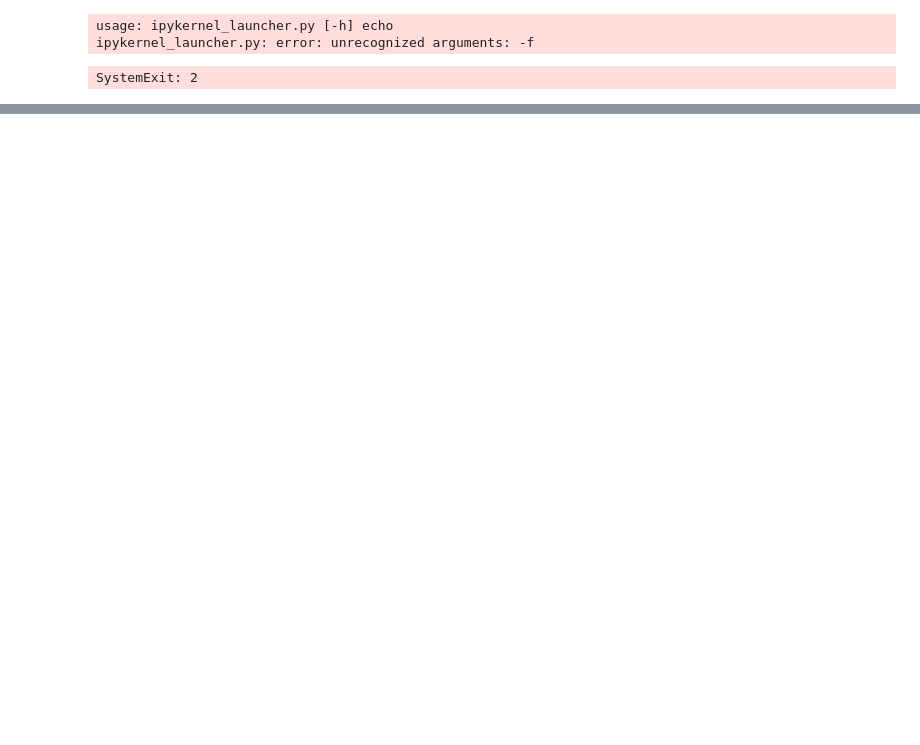
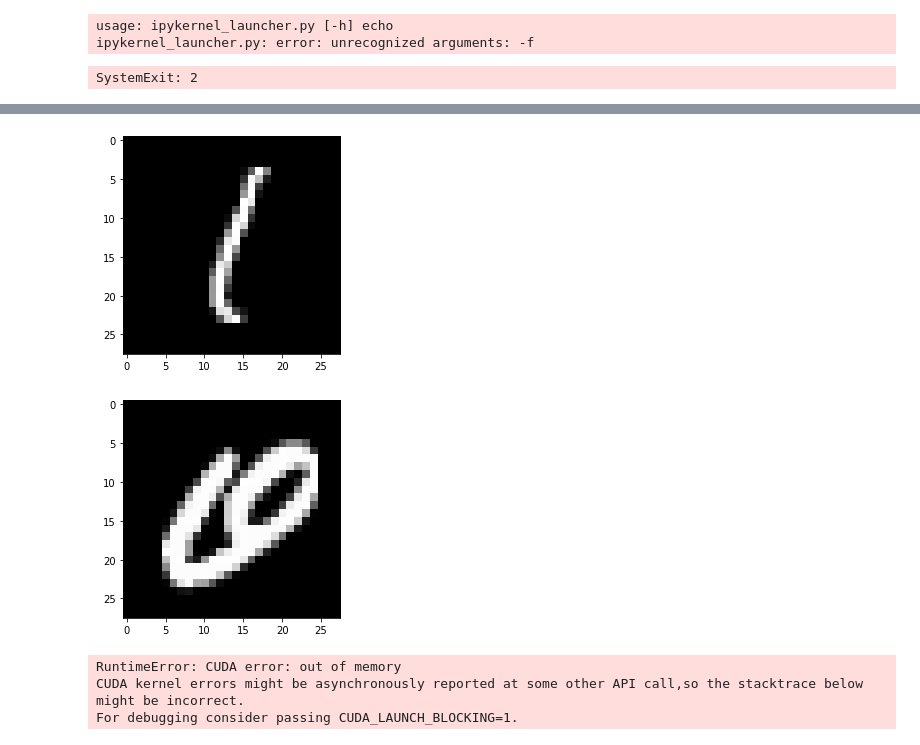
Before and after one commit to kimjh7669/DeepLearning_Practice, a Jupyter notebook: Tensorflow/practice converting torch to keras.ipynb, the cells around one changed output, grey strips where cells are left out. Saved outputs shown, nothing was run; the diff lists cells and outputs as text; code cells hidden in the pictures; blank space fills up the shorter version.

```diff
--- a/Tensorflow/practice converting torch to keras.ipynb
+++ b/Tensorflow/practice converting torch to keras.ipynb
@@ -116,0 +313,51 @@ SystemExit: 2
+# %%
+is_cuda = False
+if torch.cuda.is_available():
+    is_cuda = True
+transformation = transforms.Compose([transforms.ToTensor(), transforms.Normalize((0.1307,), (0.3081,))])
+
+train_dataset = datasets.MNIST('data/', train = True, transform = transformation, download = True)
+test_dataset = datasets.MNIST('data/', train = False, transform = transformation, download = True)
+train_loader = torch.utils.data.DataLoader(train_dataset, batch_size = 32, shuffle = True)
+test_loader = torch.utils.data.DataLoader(test_dataset, batch_size = 32, shuffle = True)
+# %%
+sample_data = next(iter(train_loader))
+def plot_img(image):
+    image = image.numpy()[0]
+    mean = 0.1307
+    std = 0.3081
+    image = ((std * image) + mean)
+    plt.imshow(image, cmap = 'gray')
+    plt.show()
+plot_img(sample_data[0][2])
+plot_img(sample_data[0][1])
+# %% [output]
+[figure, added]
+[figure, added]
+# %%
+class Net(nn.Module):
+    def __init__(self):
+        super().__init__()
+        self.conv1 = nn.Conv2d(1, 10, kernel_size = 5)
+        self.conv2 = nn.Conv2d(10, 20, kernel_size = 5)
+        self.conv2_drop = nn.Dropout2d(p = 0.1)
+        self.fc1 = nn.Linear(320, 50)
+        self.fc2 = nn.Linear(50, 10)
+    def forward(self, x):
+        x = F.relu(F.max_pool2d(self.conv1(x), 2))
+        x = F.relu(F.max_pool2d(self.conv2_drop(self.conv2(x)), 2))
+        x = x.view(-1, 320)
+        x = F.relu(self.fc1(x))
+        x = self.fc2(x)
+        return F.log_softmax(x, dim = 1)
+model = Net()
+# if is_cuda:
+#     model.cuda()
+optimizer = optim.SGD(model.parameters(), lr = 0.001)
+data, target = next(iter(train_loader))
+output = model(Variable(data.cuda()))
+print('output:', output.size(), "\ntarget:", target.size())
+# %% [output]
+RuntimeError: CUDA error: out of memory
+CUDA kernel errors might be asynchronously reported at some other API call,so the stacktrace below might be incorrect.
+For debugging consider passing CUDA_LAUNCH_BLOCKING=1.
```
Also changed, not shown: parts of 9 cells of this notebook, 11 other files.
